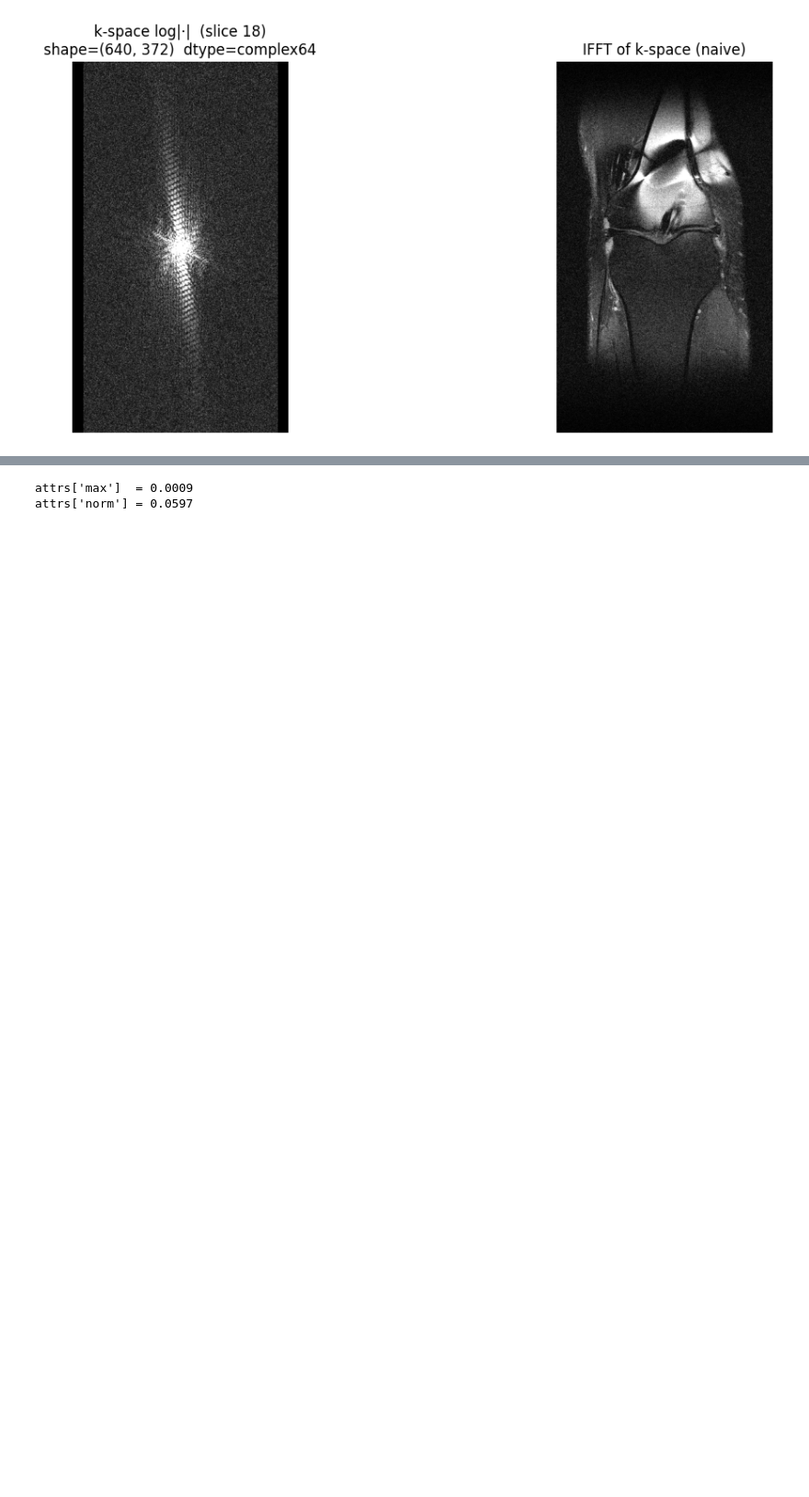
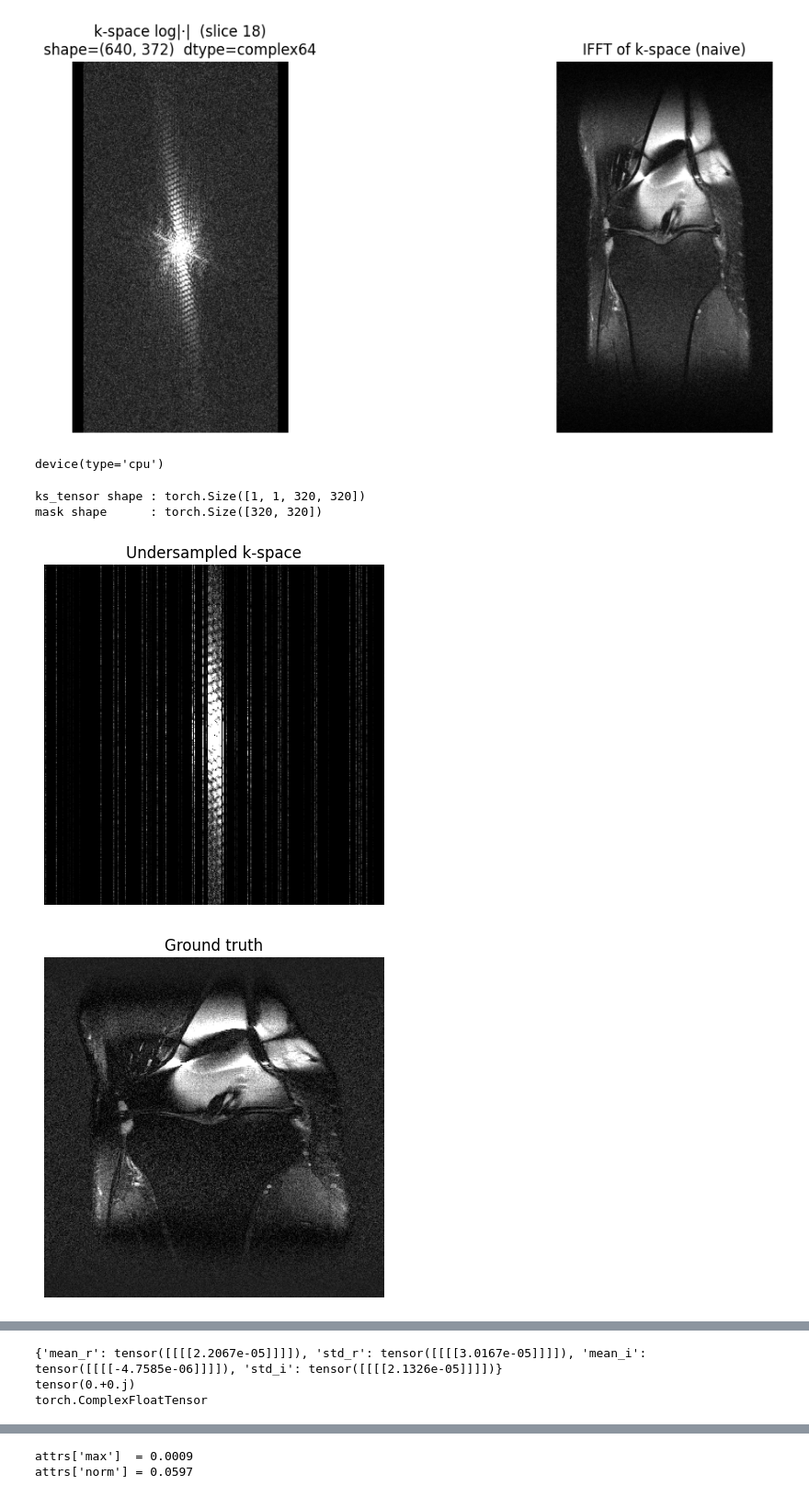
Before and after one commit to amlannag/MambaCS, a Jupyter notebook: notebooks/kspace_analysis.ipynb, the cells around one changed output, grey strips where cells are left out. Shown at 92% size. Drawn from its saved outputs; the diff is of its cells as text; code cells hidden in the pictures; blank space fills up the shorter version.

```diff
--- a/notebooks/kspace_analysis.ipynb
+++ b/notebooks/kspace_analysis.ipynb
@@ -36,3 +42,46 @@ plt.show()
 # %% [output]
 kspace : (36, 640, 372) complex64
 [figure]
+# %%
+torch.device("cpu")
+# %% [output]
+device(type='cpu')
+# %%
+TARGET_H, TARGET_W = 320, 320
+h, w = ks.shape
+h0 = (h - TARGET_H) // 2
+w0 = (w - TARGET_W) // 2
+ks_sq = ks[h0:h0 + TARGET_H, w0:w0 + TARGET_W]  # (320, 320) center-cropped
+
+mask = generate_column_mask((TARGET_H, TARGET_W), accel=8, device=torch.device("cpu"))
+ks_tensor = torch.from_numpy(ks_sq).unsqueeze(0).unsqueeze(0)  # (1, 1, 320, 320)
+kspace_input, kspaceDC_input, kspace_gt, kspace_metric = simulate_undersampling(ks_tensor, mask, learning="k_space")
+
+print(f"ks_tensor shape : {ks_tensor.shape}")
+print(f"mask shape      : {mask.shape}")
+# %% [output]
+ks_tensor shape : torch.Size([1, 1, 320, 320])
+mask shape      : torch.Size([320, 320])
+# %%
+plt.imshow(norm(np.abs(kspace_input.squeeze())), cmap="gray")
+plt.title("Undersampled k-space")
+plt.axis("off")
+plt.show()
+
+plt.imshow(norm(kspace_gt.squeeze()), cmap="gray")
+plt.title("Ground truth")
+plt.axis("off")
+plt.show()
+
+data_corrected_kspace = KSpace_DC(kspace_input, kspaceDC_input, mask,1)
+plt.imshow(norm(np.abs(data_corrected_kspace.squeeze())), cmap="gray")
+plt.title("Data-consistent k-space")
+plt.axis("off")
+plt.show()
+
+print(kspace_metric)
+print(torch.sum(data_corrected_kspace - kspaceDC_input))
+print(kspaceDC_input.type())
+# %% [output]
+[figure, added]
+[figure, added]
@@ -38,0 +89,3 @@ kspace : (36, 640, 372) complex64
+{'mean_r': tensor([[[[2.2067e-05]]]]), 'std_r': tensor([[[[3.0167e-05]]]]), 'mean_i': tensor([[[[-4.7585e-06]]]]), 'std_i': tensor([[[[2.1326e-05]]]])}
+tensor(0.+0.j)
+torch.ComplexFloatTensor
```
Also changed, not shown: parts of 8 cells of this notebook, 8 other files.
